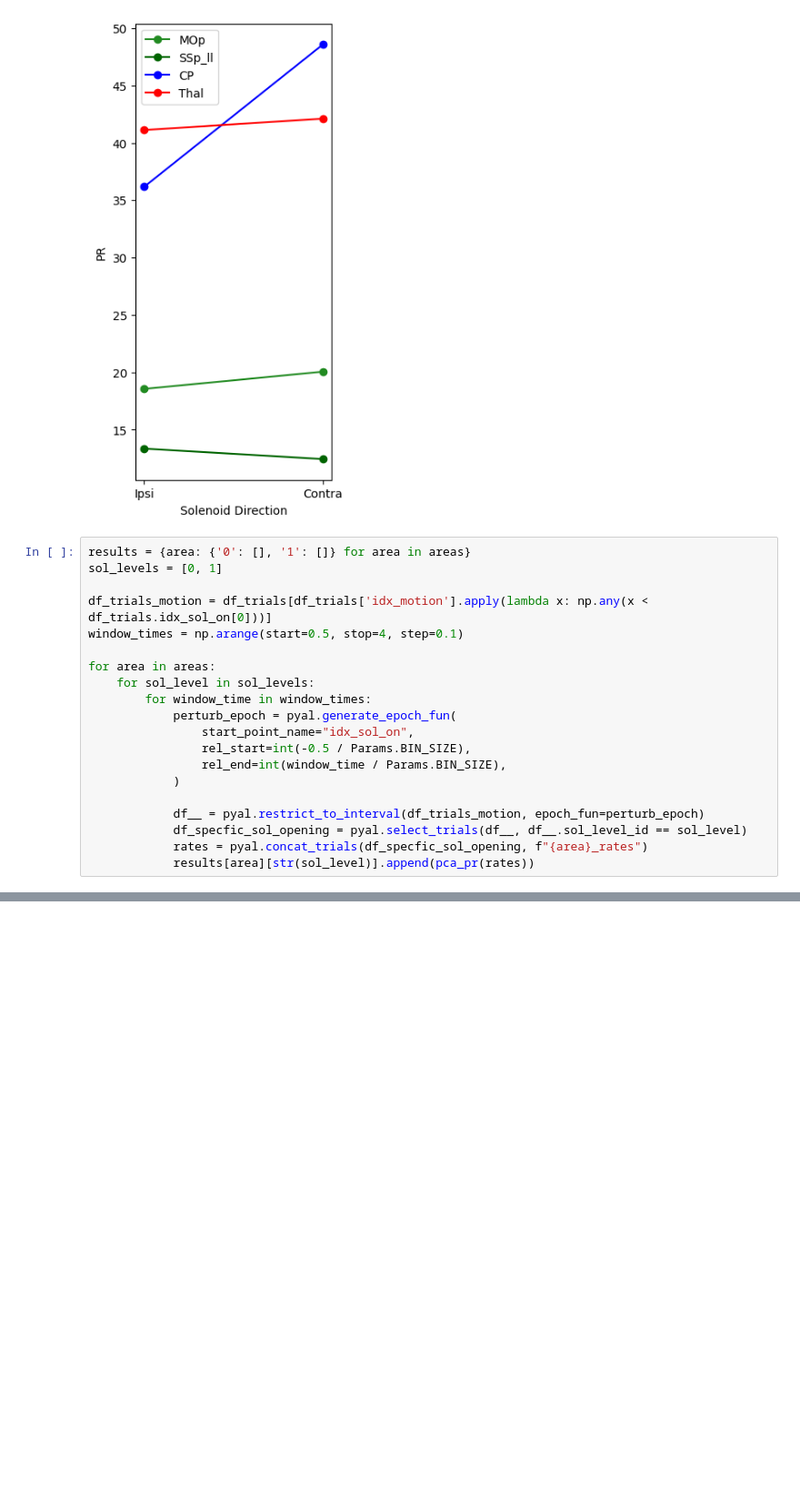
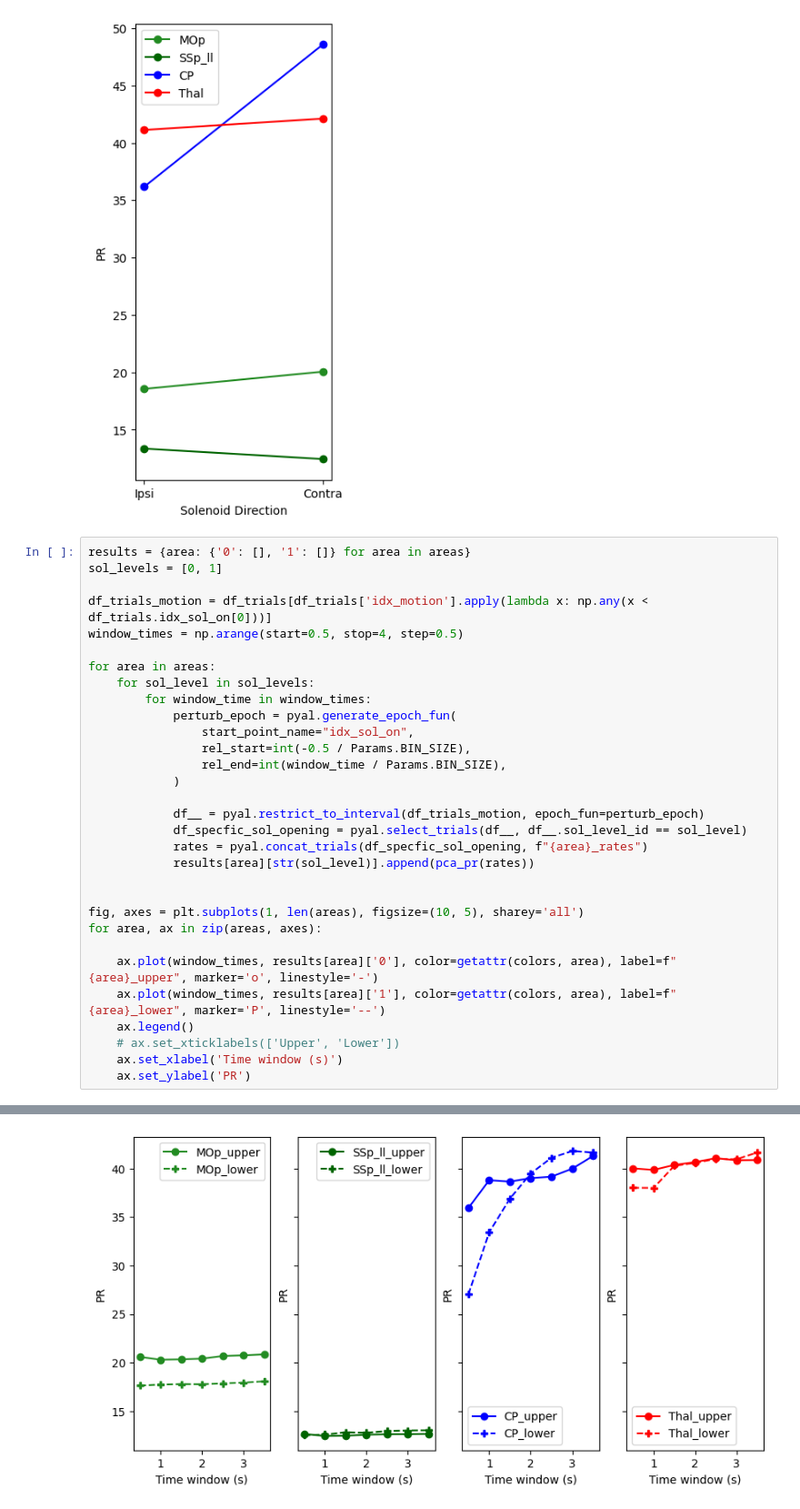
Before and after one commit to martinesparza/earthquake-analysis, a Jupyter notebook: notebooks/M046_2024_12_18_16_00_martin.ipynb, the cells around one changed output, grey strips where cells are left out. Shown at 91% size. Drawn from its saved outputs; the diff is of its cells as text; blank space fills up the shorter version.

```diff
--- a/notebooks/M046_2024_12_18_16_00_martin.ipynb
+++ b/notebooks/M046_2024_12_18_16_00_martin.ipynb
@@ -282,7 +278,7 @@ results = {area: {'0': [], '1': []} for area in areas}
 sol_levels = [0, 1]
 
 df_trials_motion = df_trials[df_trials['idx_motion'].apply(lambda x: np.any(x < df_trials.idx_sol_on[0]))]
-window_times = np.arange(start=0.5, stop=4, step=0.1)
+window_times = np.arange(start=0.5, stop=4, step=0.5)
 
 for area in areas:
     for sol_level in sol_levels:
@@ -297,3 +293,15 @@ for area in areas:
             df_specfic_sol_opening = pyal.select_trials(df__, df__.sol_level_id == sol_level)
             rates = pyal.concat_trials(df_specfic_sol_opening, f"{area}_rates")
             results[area][str(sol_level)].append(pca_pr(rates))
+
+
+fig, axes = plt.subplots(1, len(areas), figsize=(10, 5), sharey='all')
+for area, ax in zip(areas, axes):
+
+    ax.plot(window_times, results[area]['0'], color=getattr(colors, area), label=f"{area}_upper", marker='o', linestyle='-')
+    ax.plot(window_times, results[area]['1'], color=getattr(colors, area), label=f"{area}_lower", marker='P', linestyle='--')
+    ax.legend()
+    # ax.set_xticklabels(['Upper', 'Lower'])
+    ax.set_xlabel('Time window (s)')
+    ax.set_ylabel('PR')
+# %% [output]
@@ -299,0 +325 @@ for area in areas:
+[figure, added]
```
Also changed, not shown: parts of 10 cells of this notebook, 5 other files.
